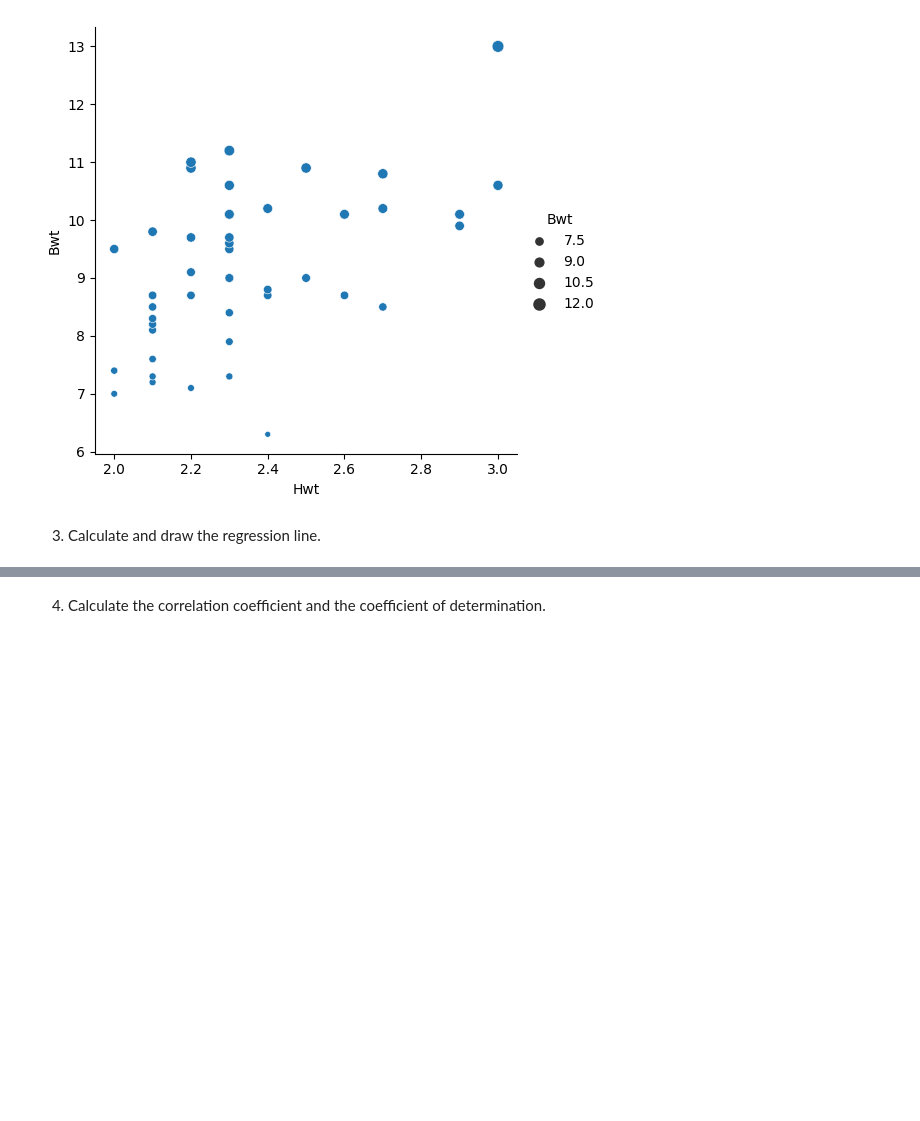
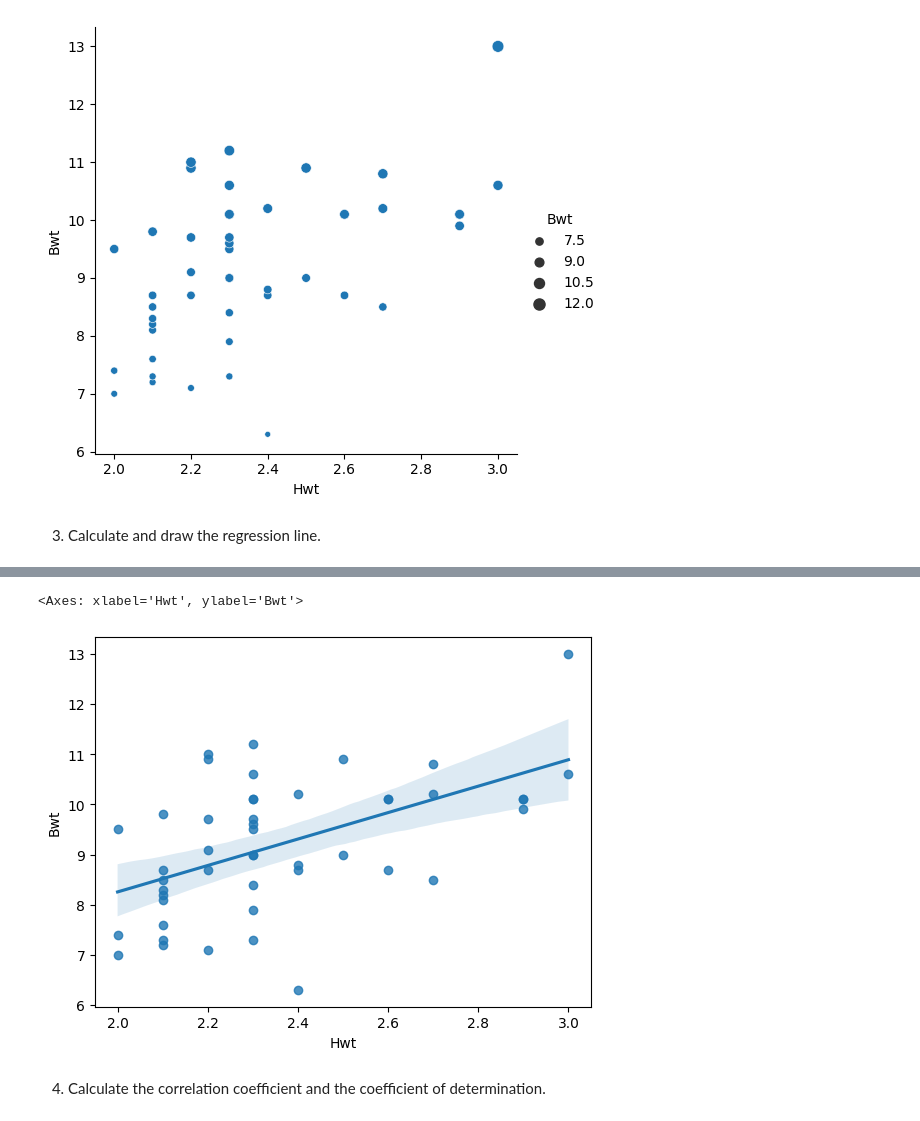
Before and after one commit to lrobyns/dsai-labs, a Jupyter notebook: 6-regression-analyis/labs_regression_analysis.ipynb, the cells around one changed output, grey strips where cells are left out. Cells and saved outputs as stored; diff of their text form; code cells hidden in the pictures; blank space fills up the shorter version.

```diff
--- a/6-regression-analyis/labs_regression_analysis.ipynb
+++ b/6-regression-analyis/labs_regression_analysis.ipynb
@@ -125,2 +136,8 @@ Regression line: ŷ = -1.1768252533094827 + 4.309818875119161 x
+# %%
+#Females
+sns.regplot(x=cats_female.Hwt, y=cats_female.Bwt)
+# %% [output]
+<Axes: xlabel='Hwt', ylabel='Bwt'>
+[figure, added]
 # %% [markdown]
 4. Calculate the correlation coefficient and the coefficient of determination.
```
Also changed, not shown: parts of 21 cells of this notebook.
